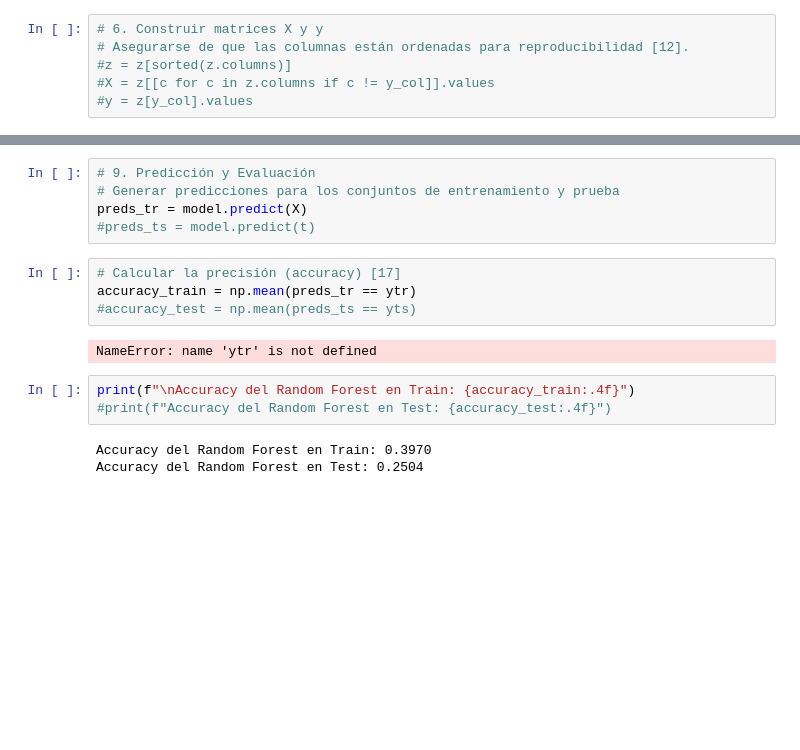
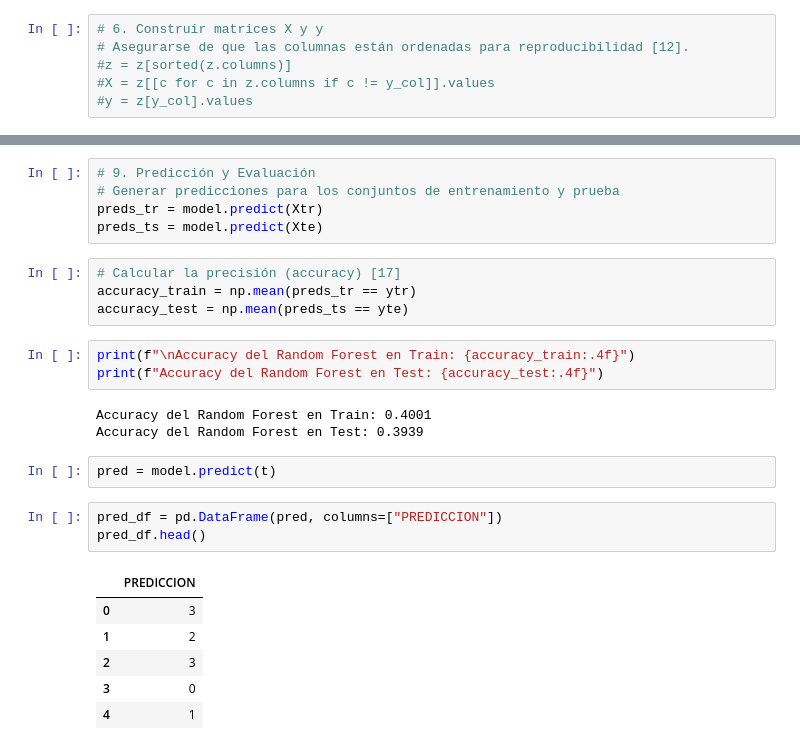
Before and after one commit to YeissonManrique/proy_int_ia_2025, a Jupyter notebook: 99 - modelo solución.ipynb, the cells around one changed output, grey strips where cells are left out. Drawn from its saved outputs; the diff is of its cells as text; blank space fills up the shorter version.

```diff
--- a/99 - modelo solución.ipynb
+++ b/99 - modelo solución.ipynb
@@ -308,17 +300,27 @@ Modelo entrenado correctamente ✔
 # %%
 # 9. Predicción y Evaluación
 # Generar predicciones para los conjuntos de entrenamiento y prueba
-preds_tr = model.predict(X)
-#preds_ts = model.predict(t)
+preds_tr = model.predict(Xtr)
+preds_ts = model.predict(Xte)
 # %%
 # Calcular la precisión (accuracy) [17]
 accuracy_train = np.mean(preds_tr == ytr)
-#accuracy_test = np.mean(preds_ts == yts)
+accuracy_test = np.mean(preds_ts == yte)
-# %% [output]
-NameError: name 'ytr' is not defined
 # %%
 print(f"\nAccuracy del Random Forest en Train: {accuracy_train:.4f}")
-#print(f"Accuracy del Random Forest en Test: {accuracy_test:.4f}")
+print(f"Accuracy del Random Forest en Test: {accuracy_test:.4f}")
 # %% [output]
-Accuracy del Random Forest en Train: 0.3970
-Accuracy del Random Forest en Test: 0.2504
+Accuracy del Random Forest en Train: 0.4001
+Accuracy del Random Forest en Test: 0.3939
+# %%
+pred = model.predict(t)
+# %%
+pred_df = pd.DataFrame(pred, columns=["PREDICCION"])
+pred_df.head()
+# %% [output]
+|  | PREDICCION |
+| 0 | 3 |
+| 1 | 2 |
+| 2 | 3 |
+| 3 | 0 |
+| 4 | 1 |
```
Also changed, not shown: parts of 15 cells of this notebook.
